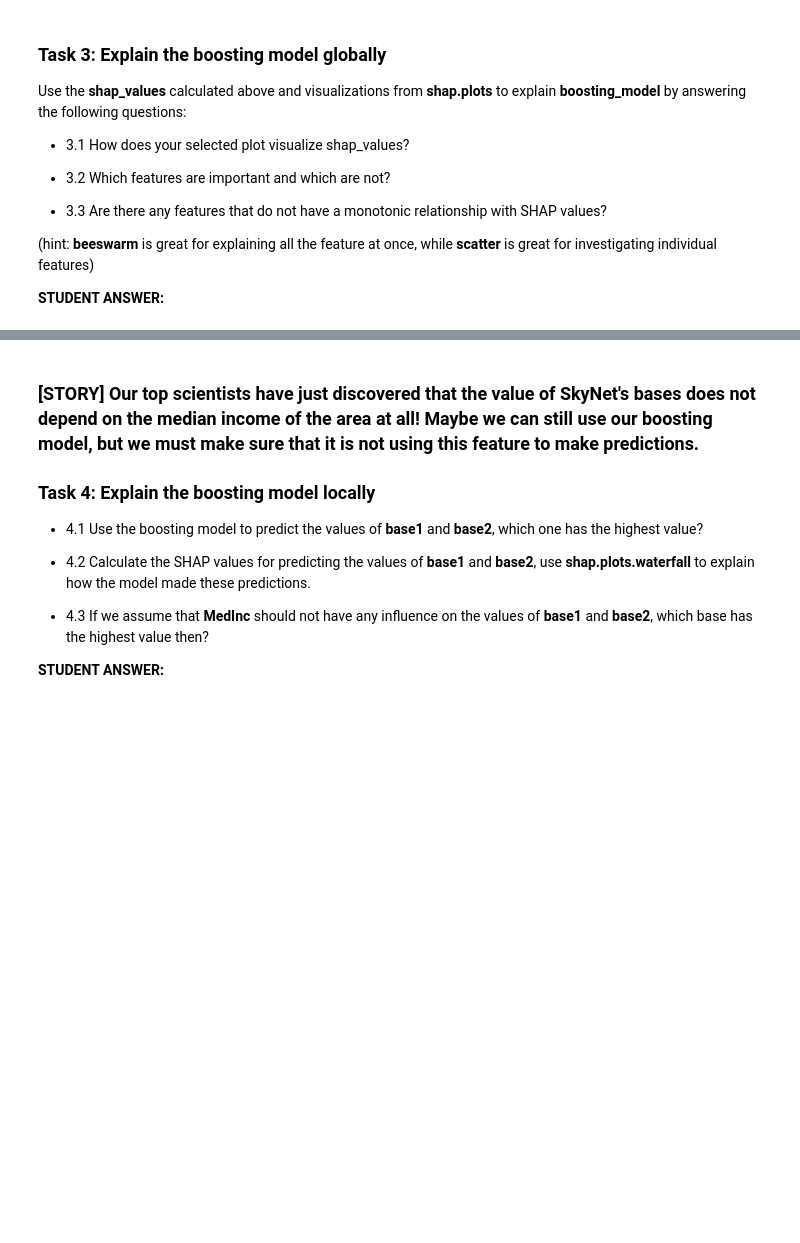
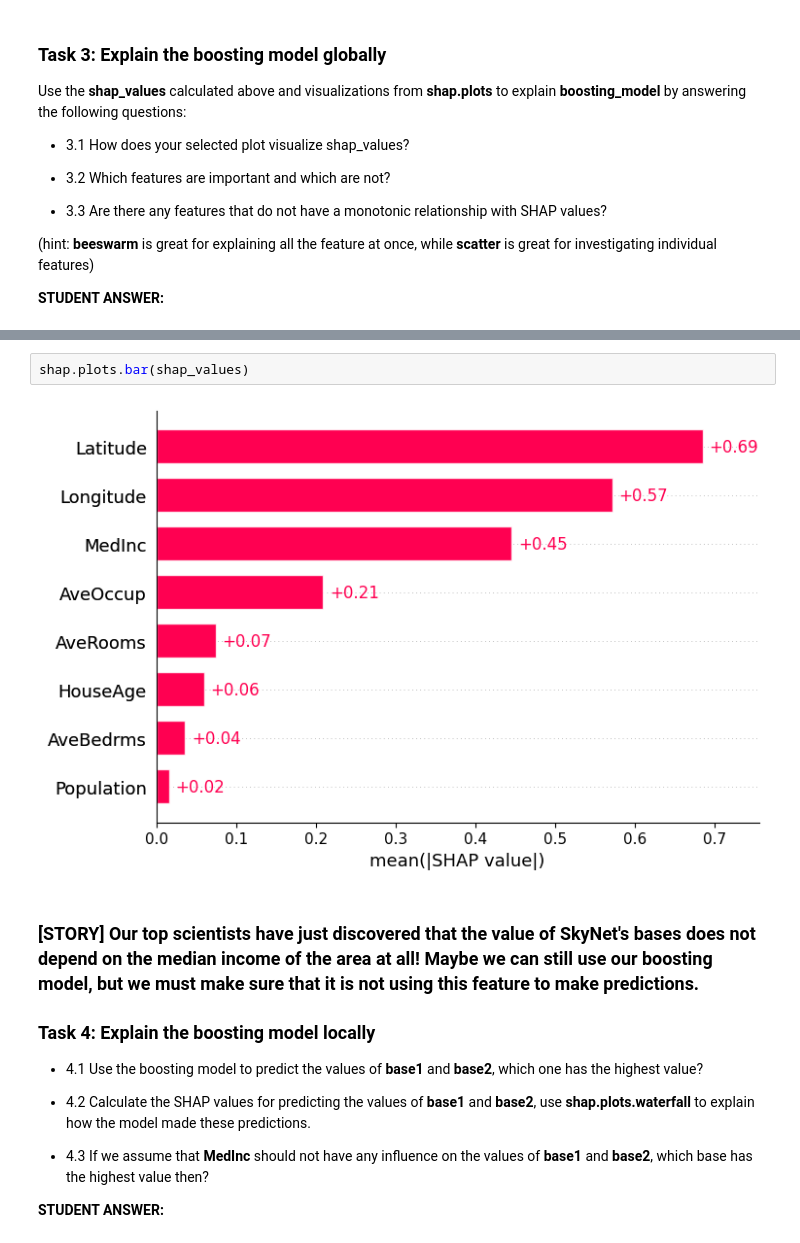
Before and after one commit to Ksund02/Machine-Learning-Project, a Jupyter notebook: Assignment3/Project3_XAI.ipynb, the cells around one changed output, grey strips where cells are left out. Drawn from its saved outputs; the diff is of its cells as text; blank space fills up the shorter version.

```diff
--- a/Assignment3/Project3_XAI.ipynb
+++ b/Assignment3/Project3_XAI.ipynb
@@ -187,3 +229,7 @@ Use the **shap_values** calculated above and visualizations from **shap.plots**
+# %%
+shap.plots.bar(shap_values)
+# %% [output]
+[figure, added]
 # %% [markdown]
 ### **[STORY]** Our top scientists have just discovered that the value of SkyNet's bases does not depend on the median income of the area at all! Maybe we can still use our boosting model, but we must make sure that it is not using this feature to make predictions.
 
```
Also changed, not shown: parts of 9 cells of this notebook.
